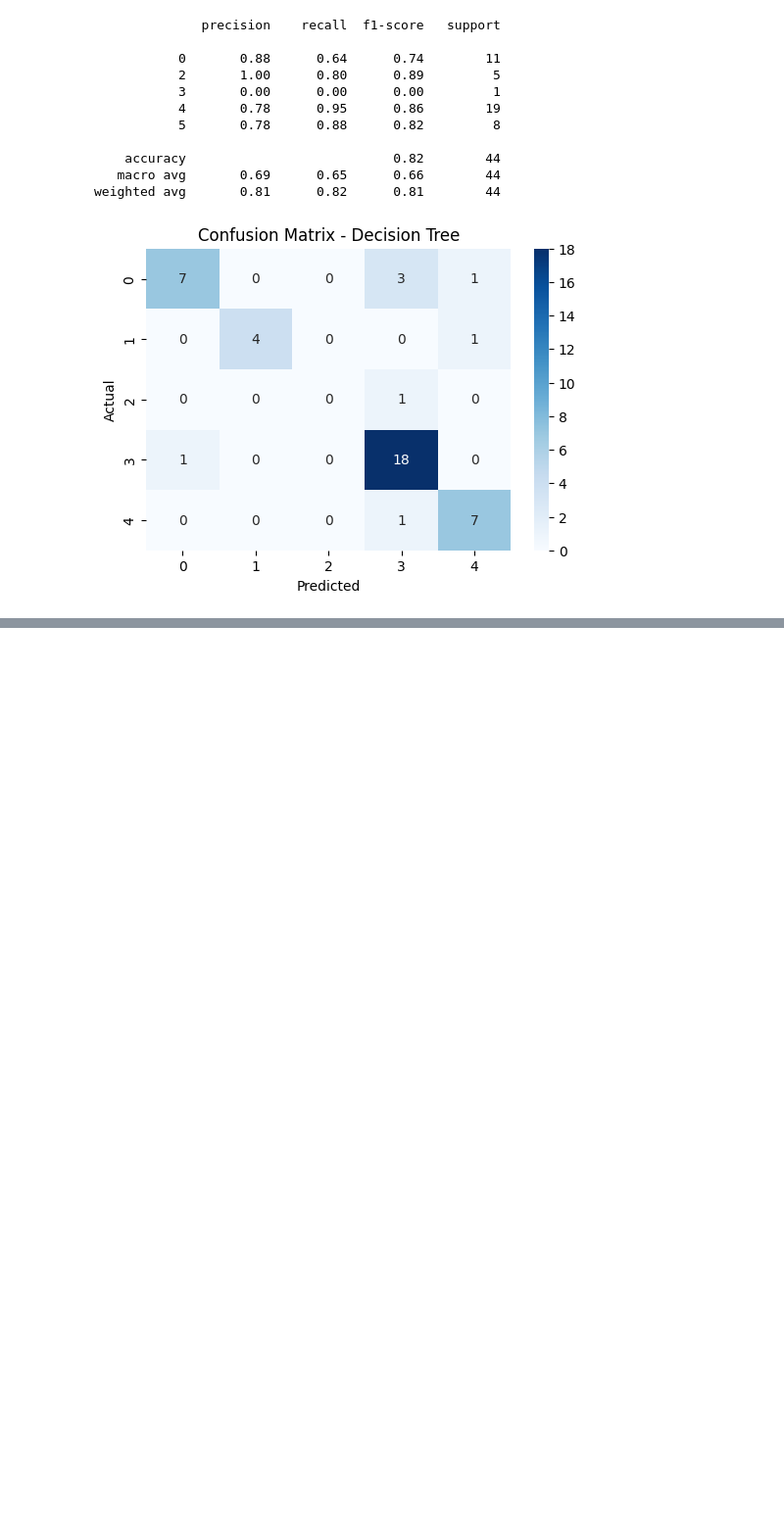
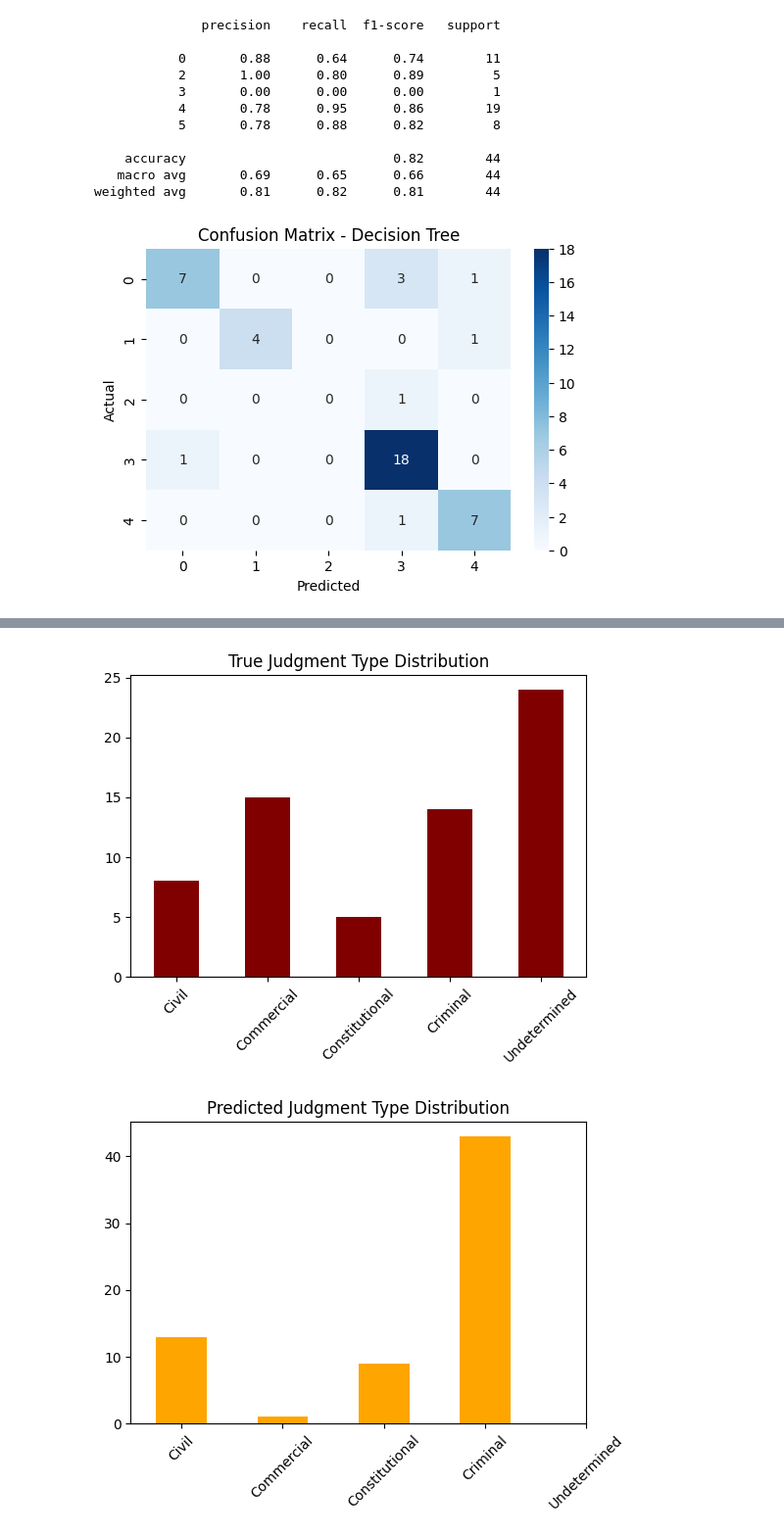
Before and after one commit to SuwilanjiTrey/DataMining-11, a Jupyter notebook: dataMiningGroup11.ipynb, the cells around one changed output, grey strips where cells are left out. Shown at 98% size. Cells and saved outputs as stored; diff of their text form; code cells hidden in the pictures; blank space fills up the shorter version.

```diff
--- a/dataMiningGroup11.ipynb
+++ b/dataMiningGroup11.ipynb
@@ -438,0 +521,17 @@ weighted avg       0.81      0.82      0.81        44
+# %%
+# True label distribution
+plt.figure(figsize=(6,4))
+pd.Series(y_test).value_counts().sort_index().plot(kind="bar", color="maroon")
+plt.xticks(ticks=range(len(label_e.classes_)), labels=label_e.classes_, rotation=45)
+plt.title("True Judgment Type Distribution")
+plt.show()
+
+# Predicted label distribution
+plt.figure(figsize=(6,4))
+pd.Series(y_pred).value_counts().sort_index().plot(kind="bar", color="orange")
+plt.xticks(ticks=range(len(label_e.classes_)), labels=label_e.classes_, rotation=45)
+plt.title("Predicted Judgment Type Distribution")
+plt.show()
+# %% [output]
+[figure, added]
+[figure, added]
```
Also changed, not shown: parts of 4 cells of this notebook.
